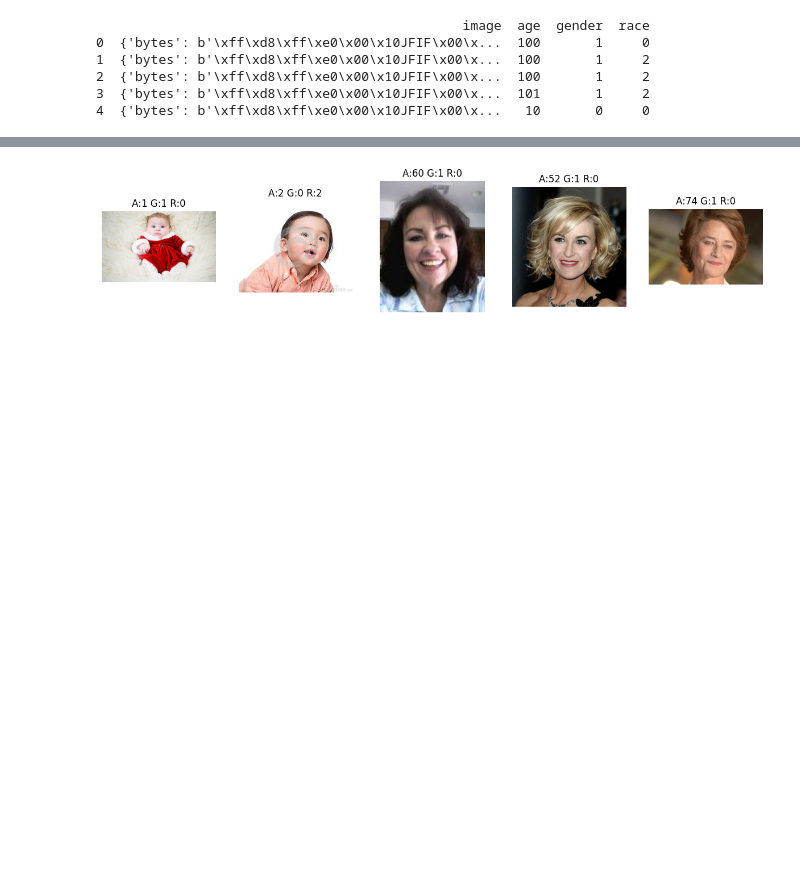
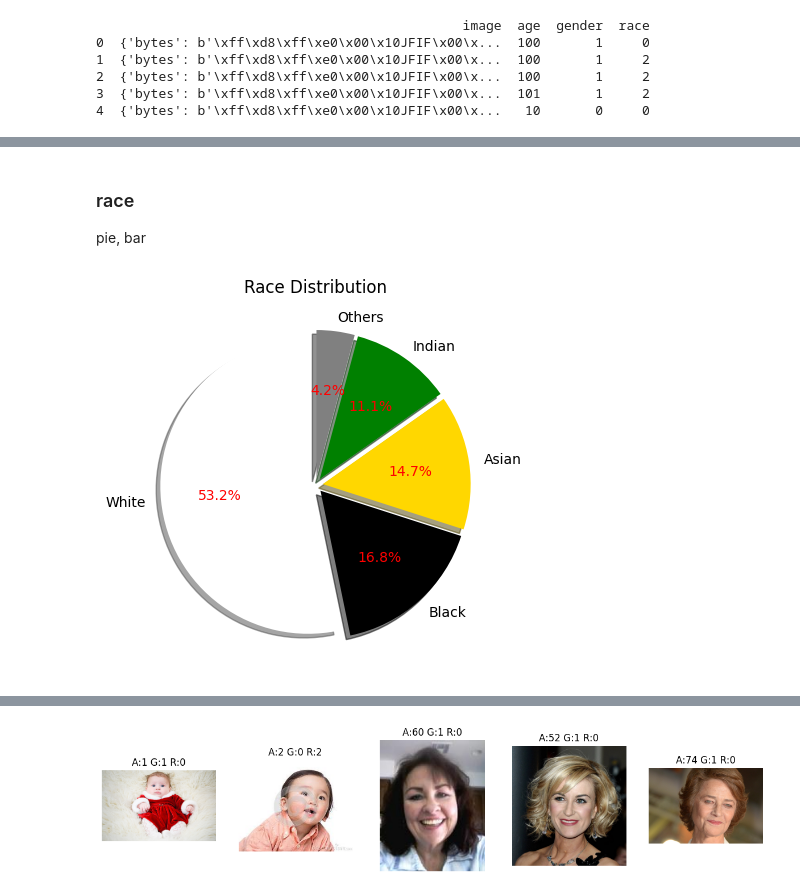
Before and after one commit to sorna-fast/utkface-deep-learning-service, a Jupyter notebook: notebooks/model_training.ipynb, the cells around one changed output, grey strips where cells are left out. Cells and saved outputs as stored; diff of their text form; code cells hidden in the pictures; blank space fills up the shorter version.

```diff
--- a/notebooks/model_training.ipynb
+++ b/notebooks/model_training.ipynb
@@ -62,0 +119,27 @@ import io
+# %% [markdown]
+### race
+pie,
+bar
+# %%
+# Count the number of each race
+race_counts = df_plot['race'].value_counts()
+# Plot pie chart and capture returned texts
+wedges, texts, autotexts = plt.pie(
+    race_counts.values,
+    labels=RACE_LABEL,
+    autopct='%1.1f%%',
+    startangle=90,
+    colors=['white', 'black','gold',"green","gray"],
+    explode=(0.05,0.05,0.05,0.05,0.05),
+    shadow=True
+)
+
+# Change color of percentage texts
+for autotext in autotexts:
+    autotext.set_color("red")  #
+
+plt.title("Race Distribution")
+plt.savefig("../plots/race-distribution-pie.png")
+plt.show()
+# %% [output]
+[figure, added]
```
Also changed, not shown: parts of 22 cells of this notebook, 10 other files.
